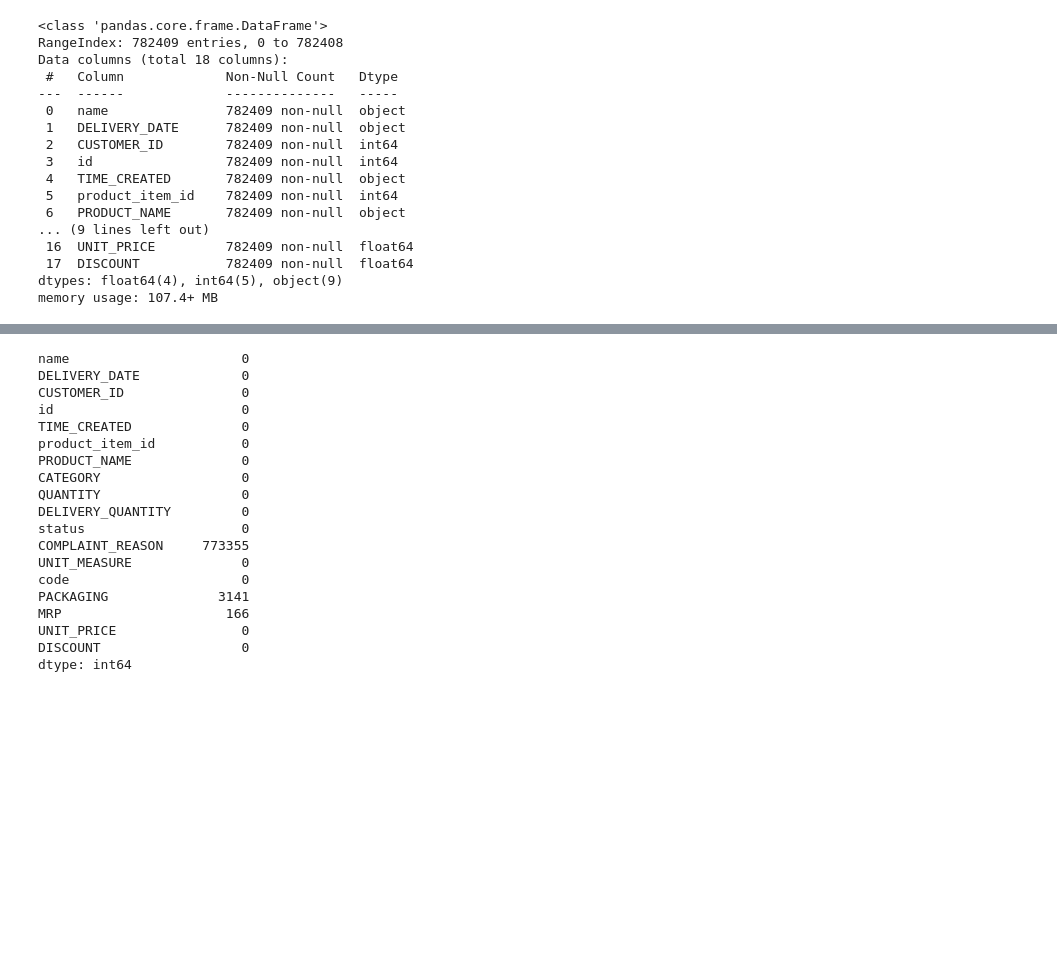
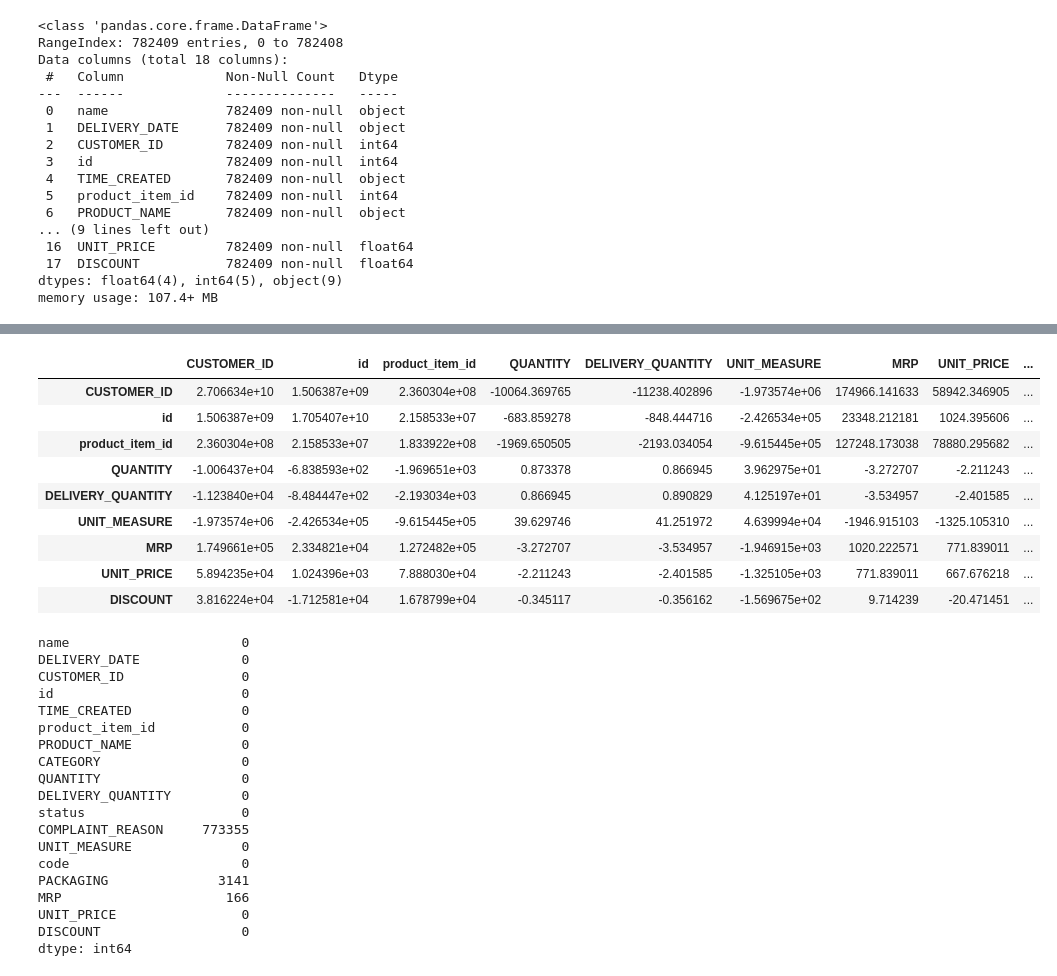
Before and after one commit to maddyrajesh/fth-rbms, a Jupyter notebook: Data Preprocessing.ipynb, the cells around one changed output, grey strips where cells are left out. Drawn from its saved outputs; the diff is of its cells as text; code cells hidden in the pictures; blank space fills up the shorter version.

```diff
--- a/Data Preprocessing.ipynb
+++ b/Data Preprocessing.ipynb
@@ -42,3 +62,16 @@ memory usage: 107.4+ MB
+# %%
+customer_df.cov()
+# %% [output]
+|  | CUSTOMER_ID | id | product_item_id | QUANTITY | DELIVERY_QUANTITY | UNIT_MEASURE | MRP | UNIT_PRICE | ... |
+| CUSTOMER_ID | 2.706634e+10 | 1.506387e+09 | 2.360304e+08 | -10064.369765 | -11238.402896 | -1.973574e+06 | 174966.141633 | 58942.346905 | ... |
+| id | 1.506387e+09 | 1.705407e+10 | 2.158533e+07 | -683.859278 | -848.444716 | -2.426534e+05 | 23348.212181 | 1024.395606 | ... |
+| product_item_id | 2.360304e+08 | 2.158533e+07 | 1.833922e+08 | -1969.650505 | -2193.034054 | -9.615445e+05 | 127248.173038 | 78880.295682 | ... |
+| QUANTITY | -1.006437e+04 | -6.838593e+02 | -1.969651e+03 | 0.873378 | 0.866945 | 3.962975e+01 | -3.272707 | -2.211243 | ... |
+| DELIVERY_QUANTITY | -1.123840e+04 | -8.484447e+02 | -2.193034e+03 | 0.866945 | 0.890829 | 4.125197e+01 | -3.534957 | -2.401585 | ... |
+| UNIT_MEASURE | -1.973574e+06 | -2.426534e+05 | -9.615445e+05 | 39.629746 | 41.251972 | 4.639994e+04 | -1946.915103 | -1325.105310 | ... |
+| MRP | 1.749661e+05 | 2.334821e+04 | 1.272482e+05 | -3.272707 | -3.534957 | -1.946915e+03 | 1020.222571 | 771.839011 | ... |
+| UNIT_PRICE | 5.894235e+04 | 1.024396e+03 | 7.888030e+04 | -2.211243 | -2.401585 | -1.325105e+03 | 771.839011 | 667.676218 | ... |
+| DISCOUNT | 3.816224e+04 | -1.712581e+04 | 1.678799e+04 | -0.345117 | -0.356162 | -1.569675e+02 | 9.714239 | -20.471451 | ... |
 # %%
 customer_df.isna().sum()
 # %% [output]
```
Also changed, not shown: parts of 2 cells of this notebook.
